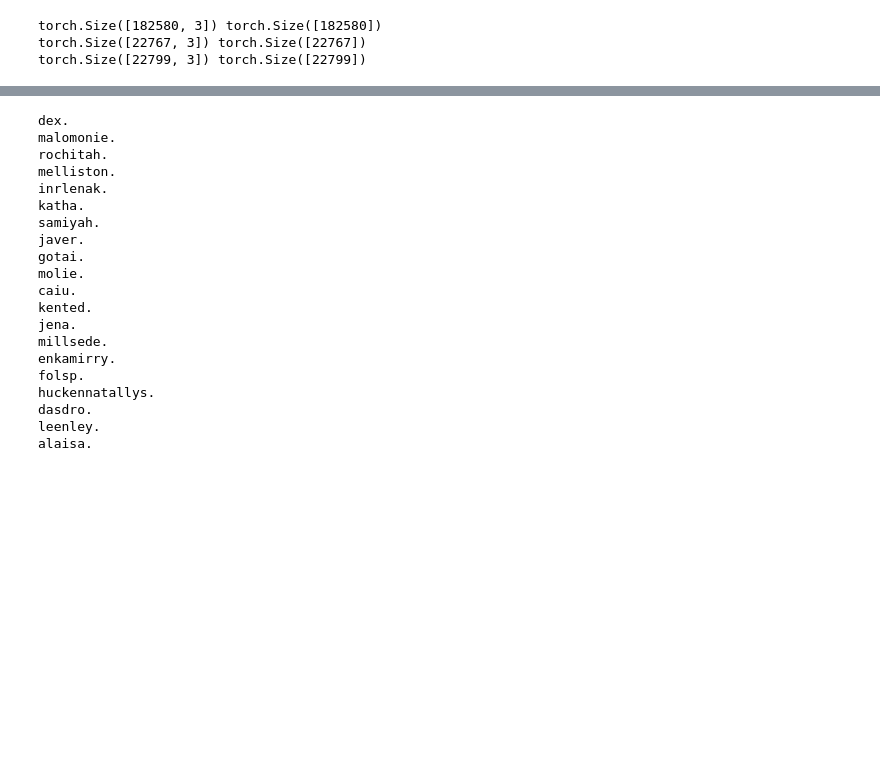
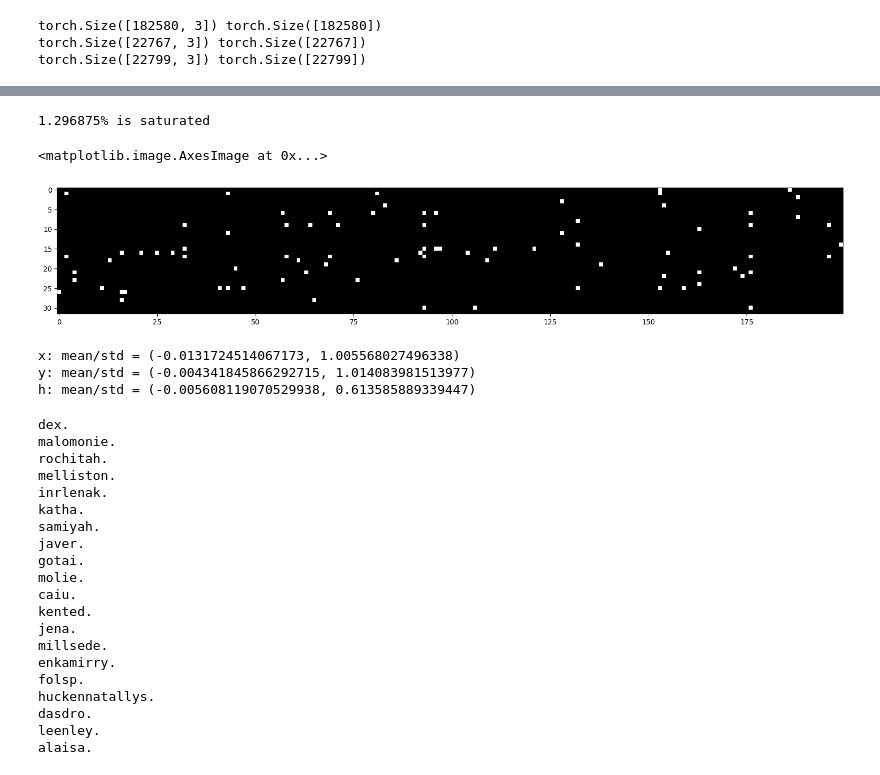
Before and after one commit to HJoonKwon/makemore, a Jupyter notebook: lecture_mlp2_bn.ipynb, the cells around one changed output, grey strips where cells are left out. Cells and saved outputs as stored; diff of their text form; code cells hidden in the pictures; blank space fills up the shorter version.

```diff
--- a/lecture_mlp2_bn.ipynb
+++ b/lecture_mlp2_bn.ipynb
@@ -156,3 +242,24 @@ val 2.179316759109497
+# %%
+plt.figure(figsize=(20, 10))
+print(f"{(h.abs() > 0.99).sum().item() / len(h.view(-1)) * 100}% is saturated")
+plt.imshow(h.abs() > 0.99, cmap='gray', interpolation='nearest')
+# %% [output]
+1.296875% is saturated
+<matplotlib.image.AxesImage at 0x...>
+[figure, added]
+# %%
+# variance(std**2) propagation through linear layers
+x = torch.randn(1000, 10)
+w = torch.randn(10, 20) * (10 ** -0.5)
+y = x @ w
+h = torch.tanh(y)
+print(f"x: mean/std = {x.mean().item(), x.std().item()}")
+print(f"y: mean/std = {y.mean().item(), y.std().item()}")
+print(f"h: mean/std = {h.mean().item(), h.std().item()}")
+# %% [output]
+x: mean/std = (-0.0131724514067173, 1.005568027496338)
+y: mean/std = (-0.004341845866292715, 1.014083981513977)
+h: mean/std = (-0.005608119070529938, 0.613585889339447)
 # %%
 # sampling
 
```
Also changed, not shown: parts of 22 cells of this notebook.
